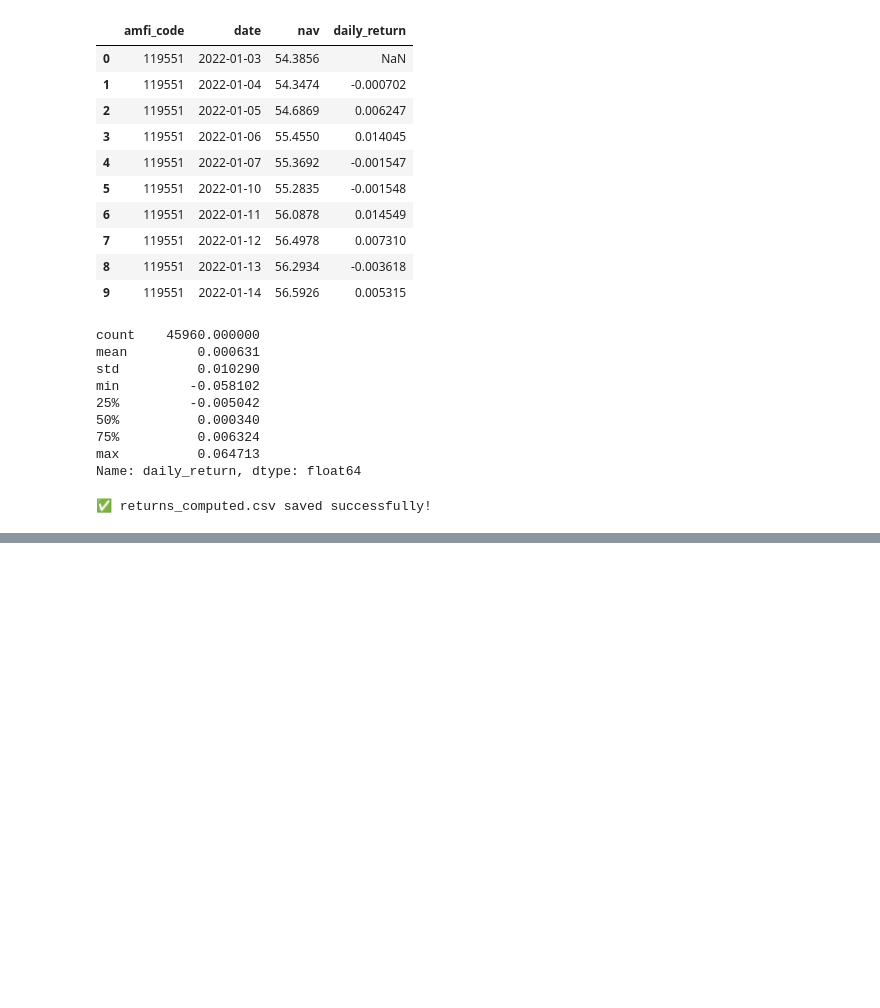
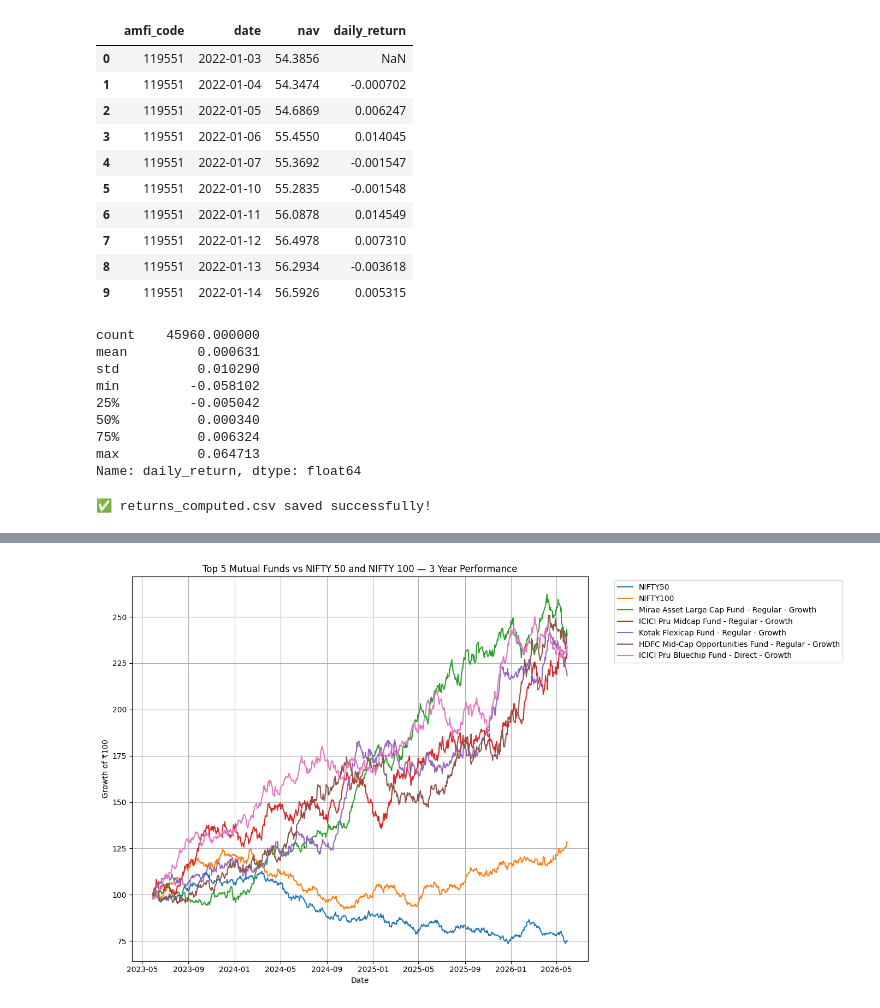
Before and after one commit to Sadiyashaikh15/Mutual-Fund-Analysis, a Jupyter notebook: notebooks/Performance_Analytics.ipynb, the cells around one changed output, grey strips where cells are left out. Cells and saved outputs as stored; diff of their text form; code cells hidden in the pictures; blank space fills up the shorter version.

```diff
--- a/notebooks/Performance_Analytics.ipynb
+++ b/notebooks/Performance_Analytics.ipynb
@@ -173,0 +872,7 @@ print("✅ returns_computed.csv saved successfully!")
+# %%
+scorecard = scorecard.sort_values(
+    "fund_score",
+    ascending=False
+).reset_index(drop=True)
+
+scorecard["overall_rank"] = scorecard.index + 1
@@ -173,0 +968,6 @@ print("✅ returns_computed.csv saved successfully!")
+# %%
+top5 = scorecard.head(5)[
+    ["amfi_code", "scheme_name"]
+]
+
+top5
@@ -173,0 +995,7 @@ print("✅ returns_computed.csv saved successfully!")
+# %%
+end_date = benchmark_selected["date"].max()
+
+start_date = end_date - pd.DateOffset(years=3)
+
+print("Start:", start_date)
+print("End:", end_date)
@@ -173,0 +1005,65 @@ print("✅ returns_computed.csv saved successfully!")
+# %%
+plt.figure(figsize=(14, 8))
+
+# Benchmark lines
+for index_name in ["NIFTY50", "NIFTY100"]:
+
+    b = benchmark_selected[
+        (benchmark_selected["index_name"] == index_name) &
+        (benchmark_selected["date"] >= start_date)
+    ].copy()
+
+    b["normalized"] = (
+        b["close_value"] / b["close_value"].iloc[0] * 100
+    )
+
+    plt.plot(
+        b["date"],
+        b["normalized"],
+        label=index_name
+    )
+
+
+# Top 5 funds
+for _, row in top5.iterrows():
+
+    fund_data = returns_df[
+        (returns_df["amfi_code"] == row["amfi_code"]) &
+        (returns_df["date"] >= start_date)
+    ].copy()
+
+    fund_data = fund_data.sort_values("date")
+
+    # Convert daily returns to cumulative growth
+    fund_data["cumulative"] = (
+        (1 + fund_data["daily_return"]).cumprod() * 100
+    )
+
+    plt.plot(
+        fund_data["date"],
+        fund_data["cumulative"],
+        label=row["scheme_name"]
+    )
+
+
+plt.title("Top 5 Mutual Funds vs NIFTY 50 and NIFTY 100 — 3 Year Performance")
+plt.xlabel("Date")
+plt.ylabel("Growth of ₹100")
+plt.legend(
+    bbox_to_anchor=(1.05, 1),
+    loc="upper left"
+)
+plt.grid(True)
+plt.tight_layout()
+
+plt.savefig(
+    "../outputs/benchmark_chart.png",
+    dpi=300,
+    bbox_inches="tight"
+)
+
+plt.show()
+
+print("✅ benchmark_chart.png saved successfully!")
+# %% [output]
+[figure, added]
```
Also changed, not shown: parts of 63 cells of this notebook, 5 other files.
